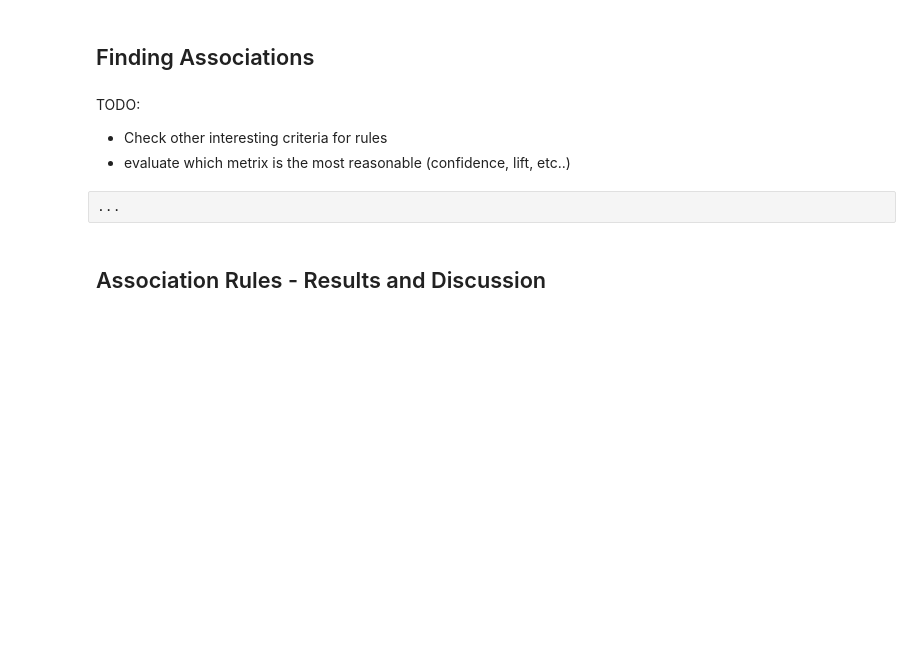
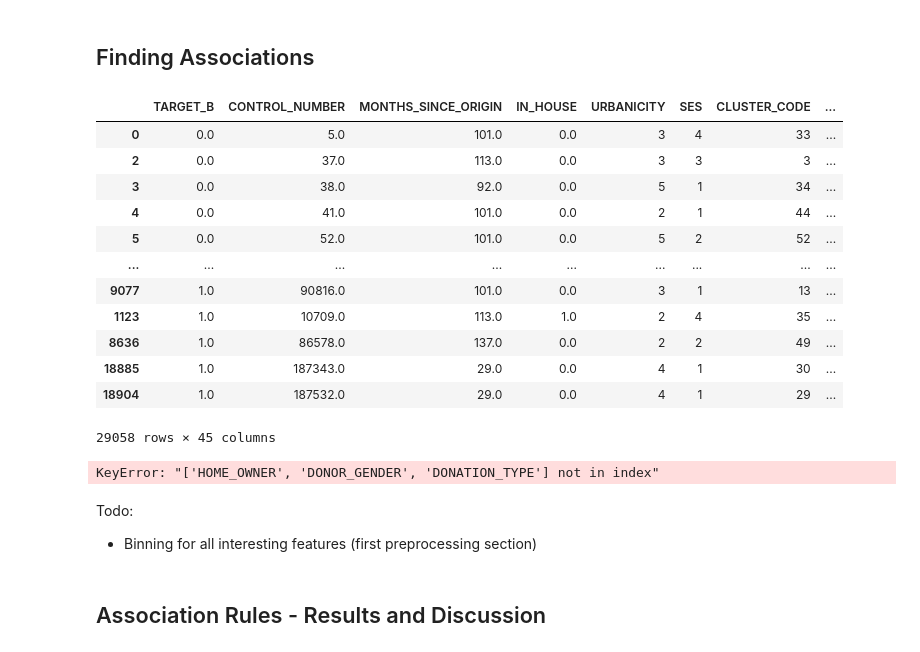
Before and after one commit to jlp237/ml_project, a Jupyter notebook: AA_202021_Project.ipynb, the cells around one changed output. Drawn from its saved outputs; the diff is of its cells as text; code cells hidden in the pictures; blank space fills up the shorter version.

```diff
--- a/AA_202021_Project.ipynb
+++ b/AA_202021_Project.ipynb
@@ -1395,6 +1619,27 @@ as_rules
-# %% [markdown]
-TODO:
-- Check other interesting criteria for rules
-- evaluate which metrix is the most reasonable (confidence, lift, etc..)
-# %% [raw]
-...
+# %%
+# the data used here should have no labels encoded, but binning, no NaNs, no balancing:
+transformed_data_no_LabelEncoding = transformed_data
+transformed_data_no_LabelEncoding
+# %% [output]
+|  | TARGET_B | CONTROL_NUMBER | MONTHS_SINCE_ORIGIN | IN_HOUSE | URBANICITY | SES | CLUSTER_CODE | ... |
+| 0 | 0.0 | 5.0 | 101.0 | 0.0 | 3 | 4 | 33 | ... |
+| 2 | 0.0 | 37.0 | 113.0 | 0.0 | 3 | 3 | 3 | ... |
+| 3 | 0.0 | 38.0 | 92.0 | 0.0 | 5 | 1 | 34 | ... |
+| 4 | 0.0 | 41.0 | 101.0 | 0.0 | 2 | 1 | 44 | ... |
+| 5 | 0.0 | 52.0 | 101.0 | 0.0 | 5 | 2 | 52 | ... |
+| ... | ... | ... | ... | ... | ... | ... | ... | ... |
+| 9077 | 1.0 | 90816.0 | 101.0 | 0.0 | 3 | 1 | 13 | ... |
+| 1123 | 1.0 | 10709.0 | 113.0 | 1.0 | 2 | 4 | 35 | ... |
+| 8636 | 1.0 | 86578.0 | 137.0 | 0.0 | 2 | 2 | 49 | ... |
+| 18885 | 1.0 | 187343.0 | 29.0 | 0.0 | 4 | 1 | 30 | ... |
+| 18904 | 1.0 | 187532.0 | 29.0 | 0.0 | 4 | 1 | 29 | ... |
+29058 rows × 45 columns
+# %%
+# after complete processing, all columns should be used
+RM_interesting_features = ['TARGET_B', 'HOME_OWNER', 'DONOR_GENDER', 'DONATION_TYPE']  # targets are included
+
+# data used for Rule Mining:
+RM_transformed_data = transformed_data_no_LabelEncoding[RM_interesting_features]
+RM_transformed_data
+# %% [output]
+KeyError: "['HOME_OWNER', 'DONOR_GENDER', 'DONATION_TYPE'] not in index"
@@ -1401,3 +1680,6 @@ TODO:
+# %% [markdown]
+Todo:
+- Binning for all interesting features (first preprocessing section)
 # %% [markdown]
 ## Association Rules - Results and Discussion
 # %% [markdown]
```
Also changed, not shown: parts of 56 cells of this notebook.
